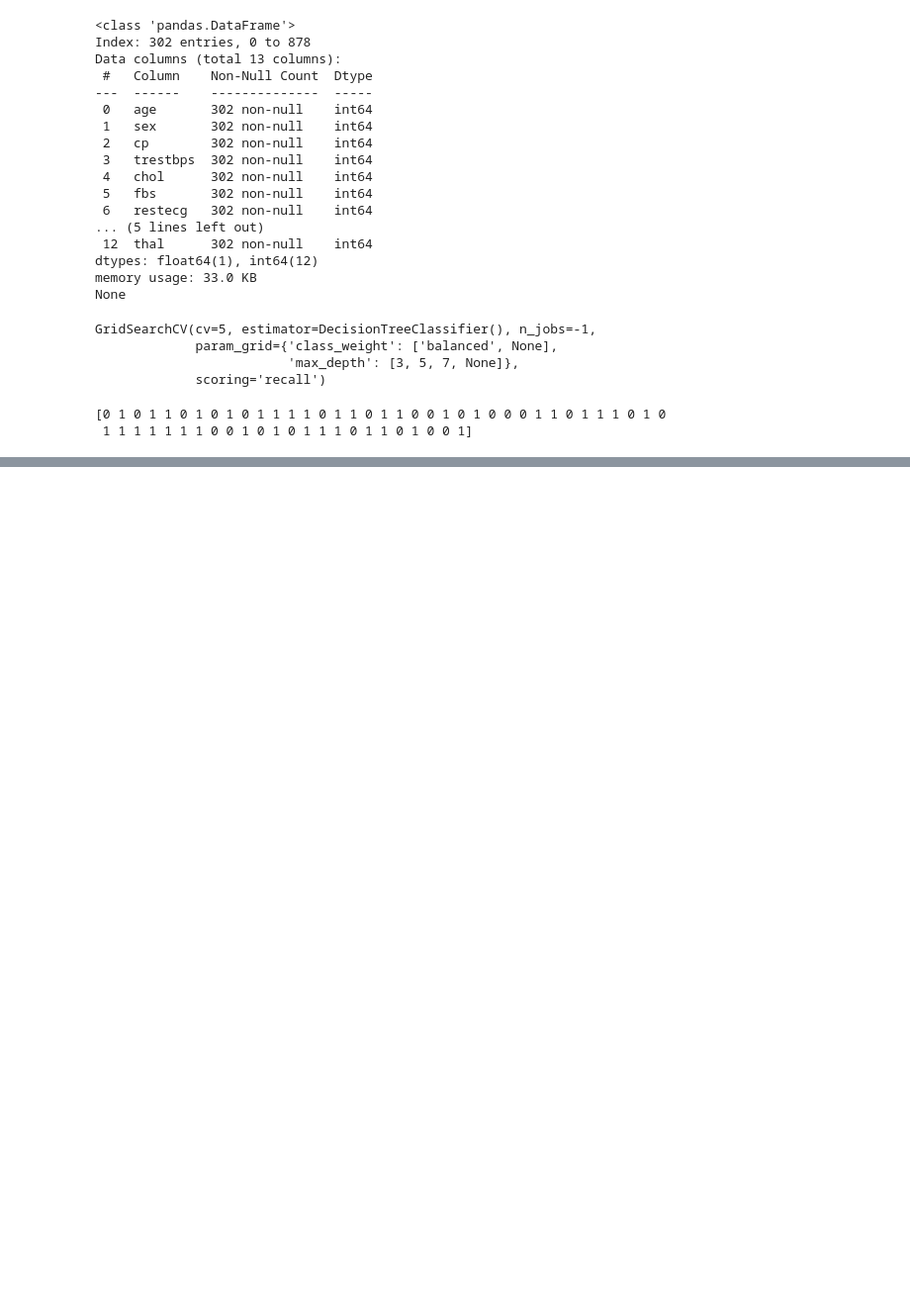
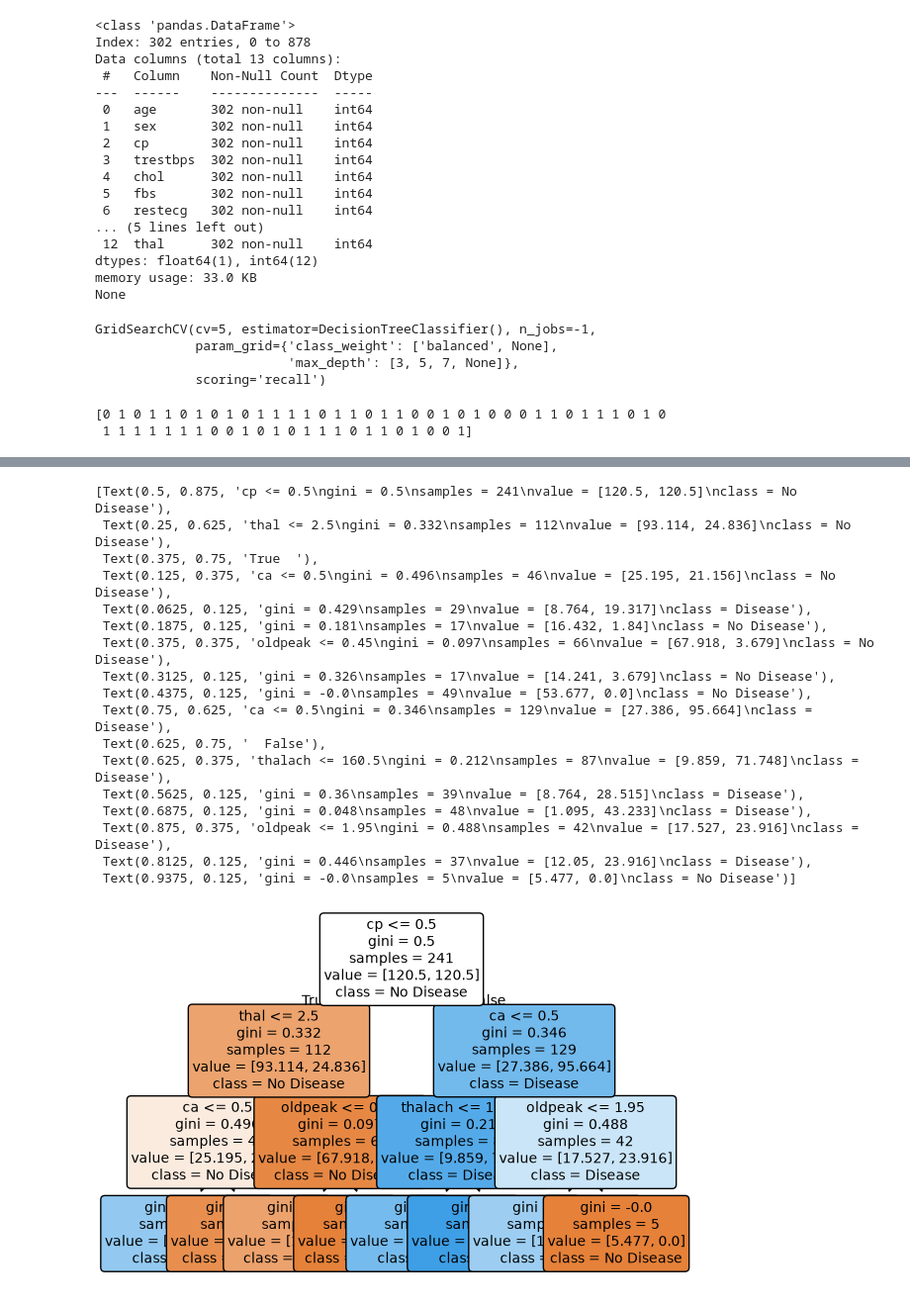
Before and after one commit to Lang-Shin/applied-ml-pipelines, a Jupyter notebook: DecisionTrees/Practice1/heart_disease_prediction.ipynb, the cells around one changed output, grey strips where cells are left out. Shown at 99% size. Cells and saved outputs as stored; diff of their text form; code cells hidden in the pictures; blank space fills up the shorter version.

Commit message:
Practice1 -- Heart Disease Prediction --> Init Done

```diff
--- a/DecisionTrees/Practice1/heart_disease_prediction.ipynb
+++ b/DecisionTrees/Practice1/heart_disease_prediction.ipynb
@@ -88,0 +104,31 @@ print(f"\n\nConfusion Matrix\n{confusion_matrix(y_test, predictions)}")
+# %%
+# plot tree
+from sklearn.tree import plot_tree
+
+plot_tree(
+    grid_search.best_estimator_,
+    feature_names=X.columns,
+    class_names=['No Disease', 'Disease'],
+    filled=True,
+    rounded=True,
+    fontsize=10
+)
+# %% [output]
+[Text(0.5, 0.875, 'cp <= 0.5\ngini = 0.5\nsamples = 241\nvalue = [120.5, 120.5]\nclass = No Disease'),
+ Text(0.25, 0.625, 'thal <= 2.5\ngini = 0.332\nsamples = 112\nvalue = [93.114, 24.836]\nclass = No Disease'),
+ Text(0.375, 0.75, 'True  '),
+ Text(0.125, 0.375, 'ca <= 0.5\ngini = 0.496\nsamples = 46\nvalue = [25.195, 21.156]\nclass = No Disease'),
+ Text(0.0625, 0.125, 'gini = 0.429\nsamples = 29\nvalue = [8.764, 19.317]\nclass = Disease'),
+ Text(0.1875, 0.125, 'gini = 0.181\nsamples = 17\nvalue = [16.432, 1.84]\nclass = No Disease'),
+ Text(0.375, 0.375, 'oldpeak <= 0.45\ngini = 0.097\nsamples = 66\nvalue = [67.918, 3.679]\nclass = No Disease'),
+ Text(0.3125, 0.125, 'gini = 0.326\nsamples = 17\nvalue = [14.241, 3.679]\nclass = No Disease'),
+ Text(0.4375, 0.125, 'gini = -0.0\nsamples = 49\nvalue = [53.677, 0.0]\nclass = No Disease'),
+ Text(0.75, 0.625, 'ca <= 0.5\ngini = 0.346\nsamples = 129\nvalue = [27.386, 95.664]\nclass = Disease'),
+ Text(0.625, 0.75, '  False'),
+ Text(0.625, 0.375, 'thalach <= 160.5\ngini = 0.212\nsamples = 87\nvalue = [9.859, 71.748]\nclass = Disease'),
+ Text(0.5625, 0.125, 'gini = 0.36\nsamples = 39\nvalue = [8.764, 28.515]\nclass = Disease'),
+ Text(0.6875, 0.125, 'gini = 0.048\nsamples = 48\nvalue = [1.095, 43.233]\nclass = Disease'),
+ Text(0.875, 0.375, 'oldpeak <= 1.95\ngini = 0.488\nsamples = 42\nvalue = [17.527, 23.916]\nclass = Disease'),
+ Text(0.8125, 0.125, 'gini = 0.446\nsamples = 37\nvalue = [12.05, 23.916]\nclass = Disease'),
+ Text(0.9375, 0.125, 'gini = -0.0\nsamples = 5\nvalue = [5.477, 0.0]\nclass = No Disease')]
+[figure, added]
```
Also changed, not shown: parts of 1 cell of this notebook.
